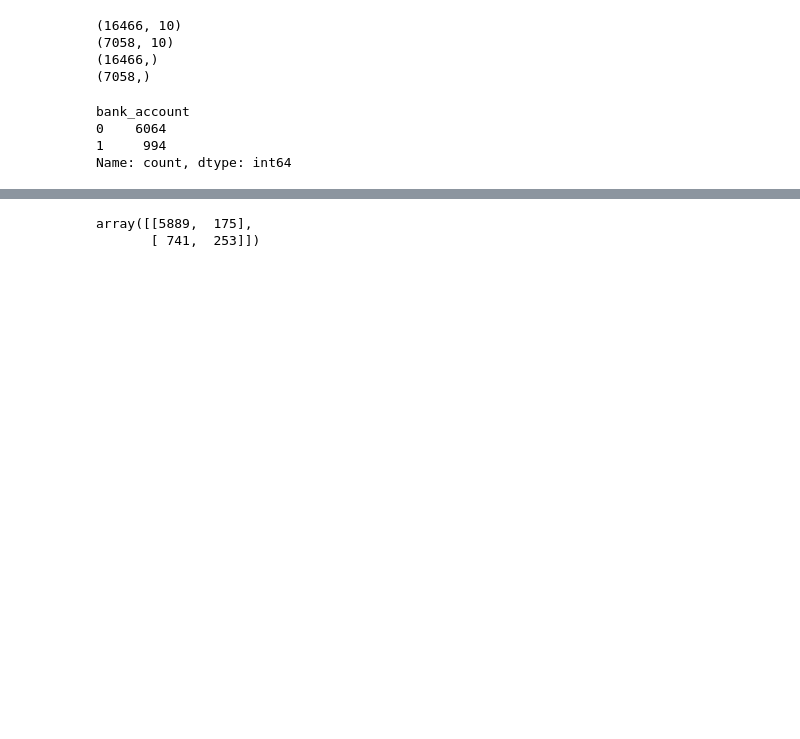
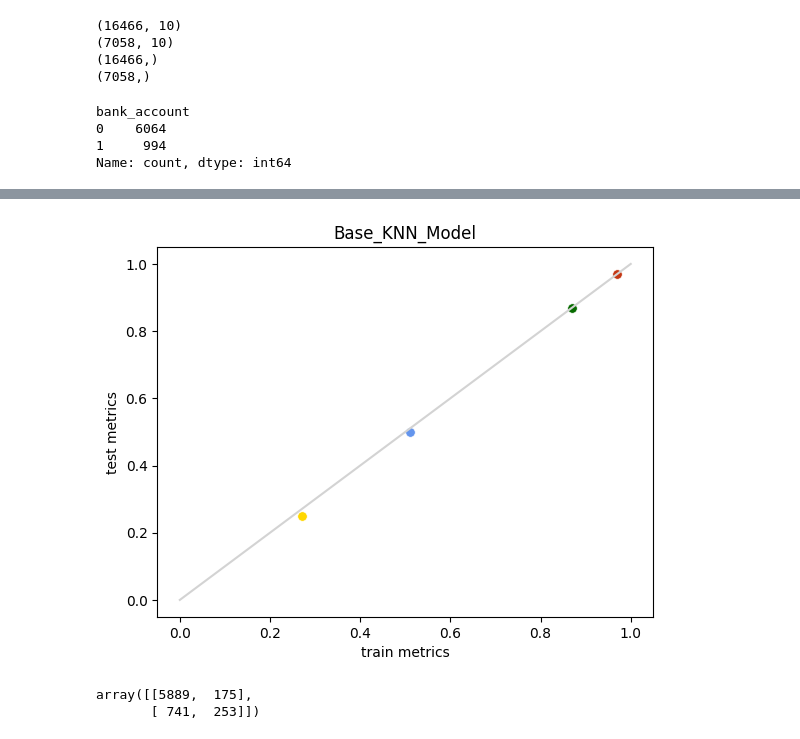
Before and after one commit to M4R1T4/ml_project_financial_inclusion, a Jupyter notebook: models/02_Baseline_Model.ipynb, the cells around one changed output, grey strips where cells are left out. Drawn from its saved outputs; the diff is of its cells as text; code cells hidden in the pictures; blank space fills up the shorter version.

Commit message:
basemodel with plot 4 comp.

```diff
--- a/models/02_Baseline_Model.ipynb
+++ b/models/02_Baseline_Model.ipynb
@@ -227,3 +239,8 @@ base_knn_model
+# %%
+mf.metrics_line_scatterplot(base_knn_model)
+plt.savefig('../plots_and_pictures/model_knn_basemodel_scatter.png', transparent=False)
+# %% [output]
+[figure, added]
 # %%
 knn_conf_matrix = confusion_matrix(y_test, knn_model.predict(X_test))
 knn_conf_matrix
```
Also changed, not shown: parts of 9 cells of this notebook, 2 other files.
